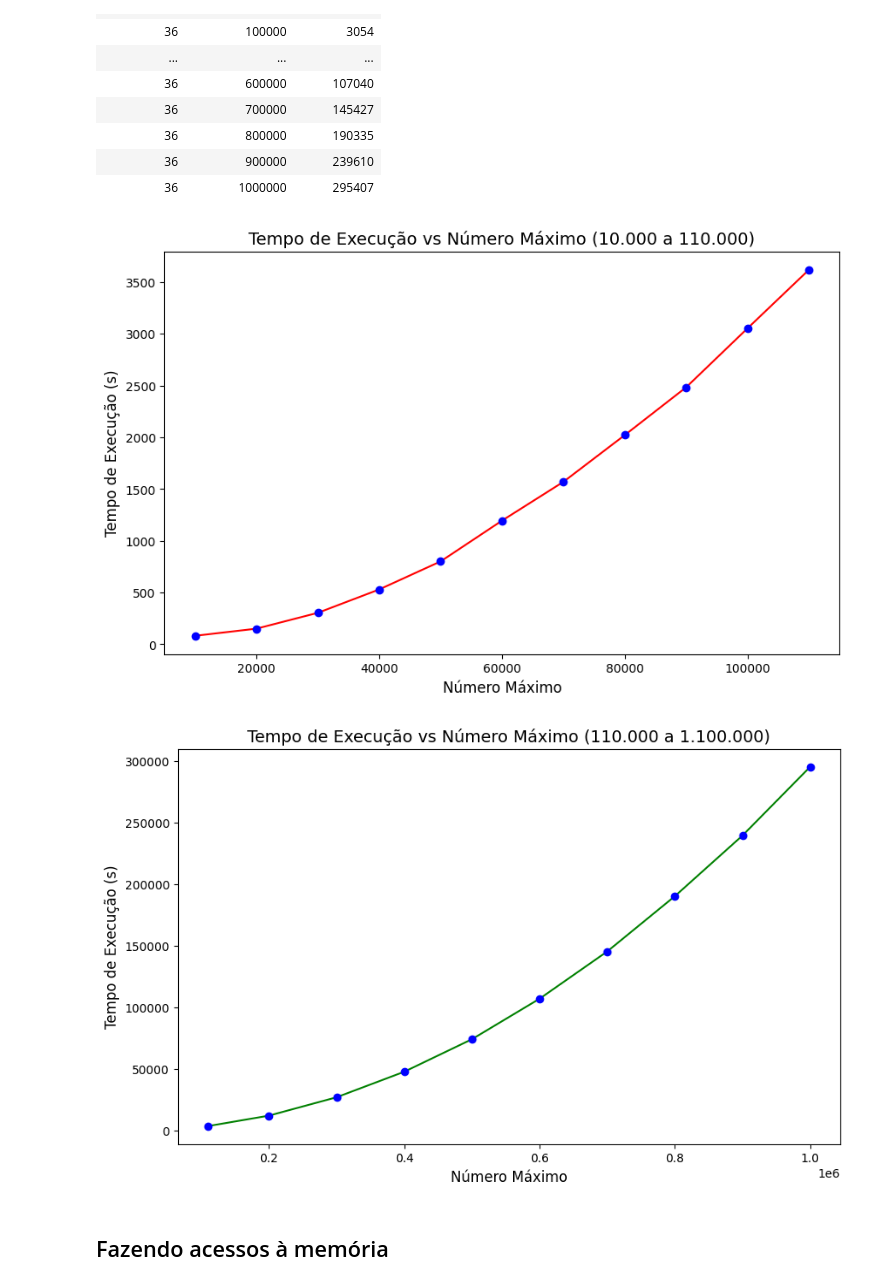
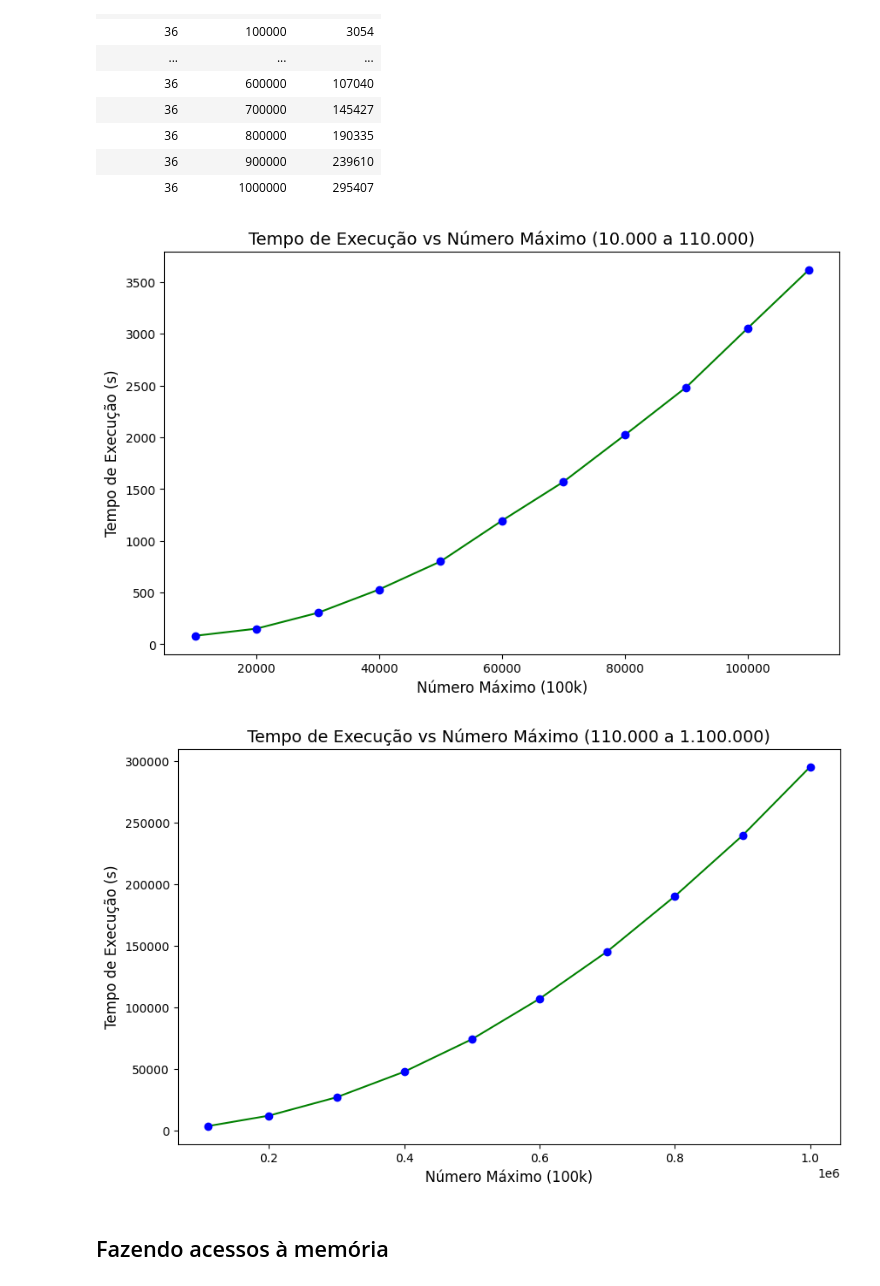
Before and after one commit to BrunSouza/Analise-desempenho-de-sistemas, a Jupyter notebook: Análise Notebook Pessoal/analise.ipynb, the cells around one changed output. Saved outputs shown, nothing was run; the diff lists cells and outputs as text; code cells hidden in the pictures.

```diff
--- a/Análise Notebook Pessoal/analise.ipynb
+++ b/Análise Notebook Pessoal/analise.ipynb
@@ -241,38 +244,37 @@ display(temp_exec.style.hide(axis='index'))
 # %%
 df_intervalo1 = temp_exec[temp_exec["NumeroMaximo"] <= 110000]  # Valores menores ou iguais a 110000
 df_intervalo2 = temp_exec[temp_exec["NumeroMaximo"] >= 110000]  # Valores maiores ou iguais a 110000
 
 df_intervalo1 = df_intervalo1.sort_values(by="ElapsedTime", ascending=True)
 
 # Gerar o primeiro gráfico
 plt.figure(figsize=(10, 6))
 plt.plot(df_intervalo1["NumeroMaximo"], df_intervalo1["ElapsedTime"], color='green', label='Linha de Execução')
 plt.scatter(df_intervalo1["NumeroMaximo"], df_intervalo1["ElapsedTime"], color='blue', zorder=5)
-plt.xlabel("Número Máximo", fontsize=12)
+plt.xlabel("Número Máximo (100k)", fontsize=12)
 plt.ylabel("Tempo de Execução (s)", fontsize=12)
 plt.title("Tempo de Execução vs Número Máximo (10.000 a 110.000)", fontsize=14)
 
-plt.savefig('grafico_escalabilidade_exec_01.jpeg', format='jpeg', bbox_inches='tight')
+plt.savefig('grafico_escalabilidade_exec_03.jpeg', format='jpeg', bbox_inches='tight')
 
 plt.show()
 
 df_intervalo2 = df_intervalo2.sort_values(by="ElapsedTime", ascending=True)
 
 # Gerar o segundo gráfico
 plt.figure(figsize=(10, 6))
 plt.plot(df_intervalo2["NumeroMaximo"], df_intervalo2["ElapsedTime"], color='green', label='Linha de Execução')
 plt.scatter(df_intervalo2["NumeroMaximo"], df_intervalo2["ElapsedTime"], color='blue', zorder=5)
-plt.xlabel("Número Máximo", fontsize=12)
+plt.xlabel("Número Máximo (100k)", fontsize=12)
 plt.ylabel("Tempo de Execução (s)", fontsize=12)
 plt.title("Tempo de Execução vs Número Máximo (110.000 a 1.100.000)", fontsize=14)
 
-plt.savefig('grafico_escalabilidade_exec_02.jpeg', format='jpeg', bbox_inches='tight')
-
+plt.savefig('grafico_escalabilidade_exec_04.jpeg', format='jpeg', bbox_inches='tight')
 
 plt.show()
 # %% [output]
-[figure, old version]
+[figure, new version]
-[figure, old version]
+[figure, new version]
 # %% [markdown]
 ## Fazendo acessos à memória
 # %% [markdown]
```
Also changed, not shown: parts of 2 cells of this notebook, 4 other files.
